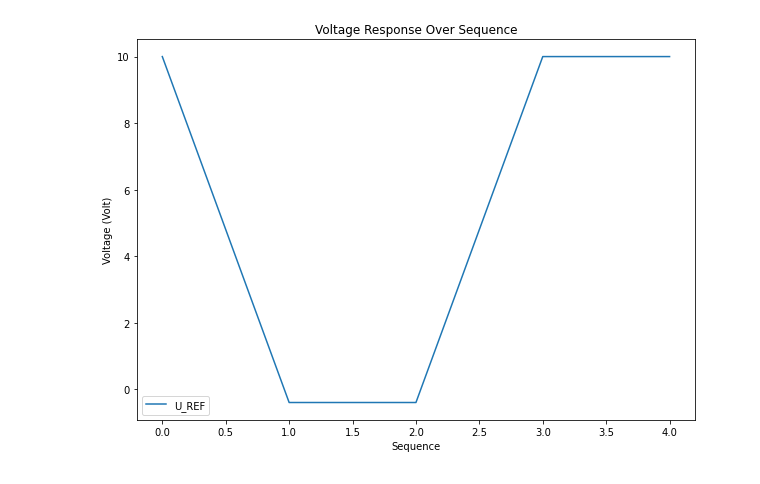
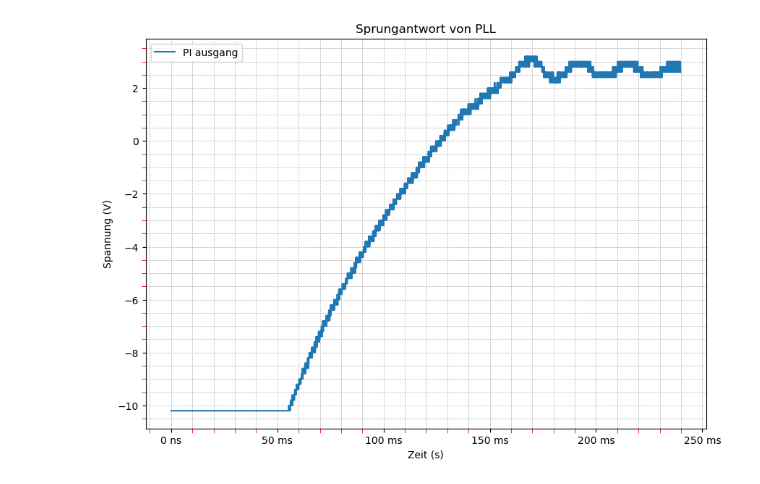
Before and after one commit to Kreijstal/elektronik-praktikum, a Jupyter notebook: 5Te-Labor/Versuch 5_PLL/sprungantwortpifilter.ipynb, the cells around one changed output. Drawn from its saved outputs; the diff is of its cells as text; code cells hidden in the pictures.

```diff
--- a/5Te-Labor/Versuch 5_PLL/sprungantwortpifilter.ipynb
+++ b/5Te-Labor/Versuch 5_PLL/sprungantwortpifilter.ipynb
@@ -76,35 +23,73 @@ plt.show()
 # %%
 # Let's start by reading the uploaded CSV file to understand its structure and content
 import pandas as pd
 
 # Load the CSV file
 file_path = 'sprungantwort_besser.csv'
 data = pd.read_csv(file_path)
-import matplotlib.pyplot as plt
+dt=data['Increment'][0]
+from matplotlib.ticker import FuncFormatter
+
+# Helper functions for formatting labels
+def format_with_unit(value, unit):
+    """Format a number and append a unit, removing trailing zeros."""
+    formatted_value = '{:1.2f}'.format(value).rstrip('0').rstrip('.')
+    return formatted_value + ' ' + unit if formatted_value != '' else '0 ' + unit
+
+def format_freq(x, pos):
+    """Format frequency axis with SI unit prefixes."""
+    if x >= 1e9:
+        return format_with_unit(x * 1e-9, 'G')
+    elif x >= 1e6:
+        return format_with_unit(x * 1e-6, 'M')
+    elif x >= 1e3:
+        return format_with_unit(x * 1e-3, 'k')
+    else:
+        return format_with_unit(x, '')
+
+def format_phase(x, pos):
+    """Add degree symbol to phase axis."""
+    return '{:1.0f}\u00B0'.format(x)  # \u00B0 is the unicode for degree symbol
+
+def format_time(x, pos):
+    """Format time axis with SI unit prefixes."""
+    if x >= 1:
+        return format_with_unit(x, 's')
+    elif x >= 1e-3:
+        return format_with_unit(x * 1e3, 'ms')
+    elif x >= 1e-6:
+        return format_with_unit(x * 1e6, 'µs')
+    else:
+        return format_with_unit(x * 1e9, 'ns')
+
 
 # Removing the first row which contains metadata and converting the sequence column to numeric
 data_cleaned = data.drop(index=0)
-data_cleaned['X'] = pd.to_numeric(data_cleaned['X'])
+data_cleaned['X'] = pd.to_numeric(data_cleaned['X'])*dt
 
 # Converting the voltage columns to numeric values
 data_cleaned['CH1'] = pd.to_numeric(data_cleaned['CH1'], errors='coerce')
 data_cleaned['CH2'] = pd.to_numeric(data_cleaned['CH2'], errors='coerce')
 data_cleaned['CH3'] = pd.to_numeric(data_cleaned['CH3'], errors='coerce')
 
 # Plotting the cleaned data
 plt.figure(figsize=(10, 7))
-plt.plot(data_cleaned['X'][490:495]-490, data_cleaned['CH1'][490:495], label='U_REF')
-#plt.plot(data_cleaned['X'], data_cleaned['CH2'], label='CH2')
-#plt.plot(data_cleaned['X'], data_cleaned['CH3'], label='U_OUT')
+a=0
+t=2000
+#plt.plot(data_cleaned['X'][a:a+t], data_cleaned['CH1'][a:a+t], label='U_REF')
+plt.plot(data_cleaned['X'][a:a+t], data_cleaned['CH2'][a:a+t], label='PI ausgang')
+#plt.plot(data_cleaned['X'][a:a+t], data_cleaned['CH3'][a:a+t], label='U_OUT')
 
 # Adding title and labels
-plt.title('Voltage Response Over Sequence')
-plt.xlabel('Sequence')
-plt.ylabel('Voltage (Volt)')
+plt.title('Sprungantwort von PLL')
+plt.xlabel('Zeit (s)')
+plt.gca().xaxis.set_major_formatter(FuncFormatter(format_time))
+plt.ylabel('Spannung (V)')
+plt.grid()
 plt.legend()
-
+plt.savefig("sprungantwort.pdf")
 # Show plot
 plt.show()
 # %% [output]
-[figure, old version]
+[figure, new version]
 # %%
```
Also changed, not shown: parts of 6 cells of this notebook, 24 other files.
